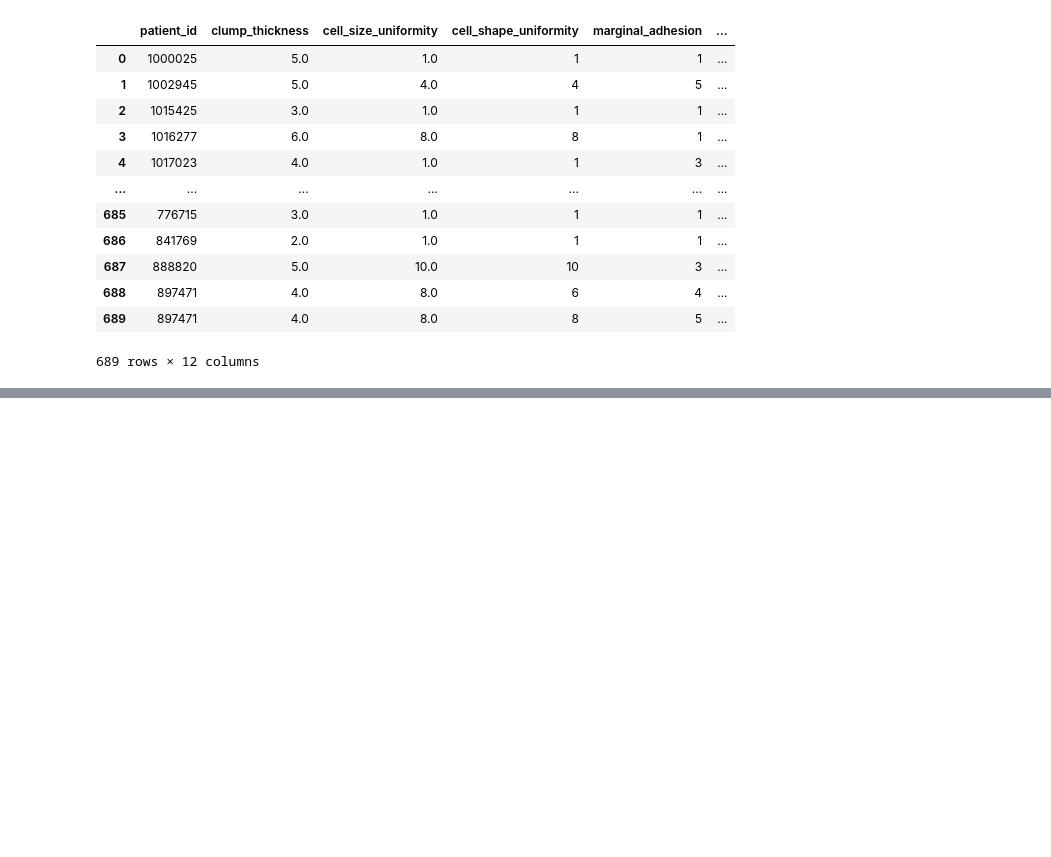
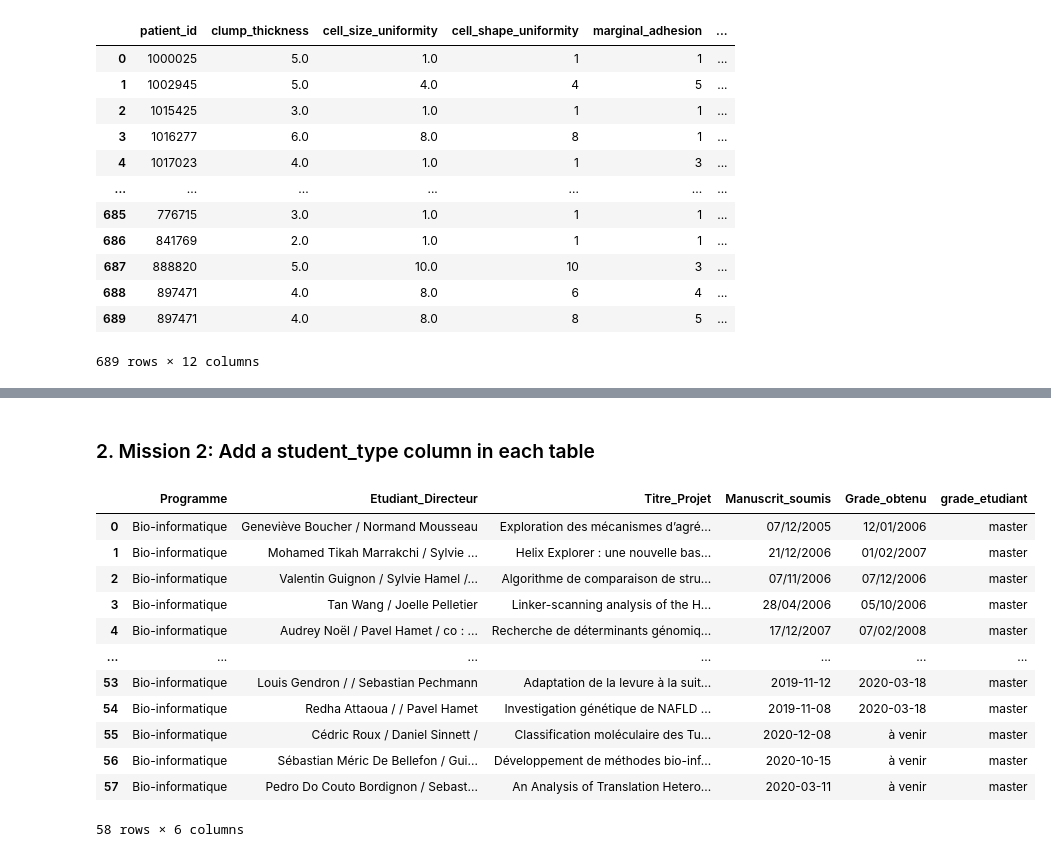
Before and after one commit to ladyson1806/pandas_data_wrangling, a Jupyter notebook: datatrek_2021/Data_Processing_Python.ipynb, the cells around one changed output, grey strips where cells are left out. Drawn from its saved outputs; the diff is of its cells as text; code cells hidden in the pictures; blank space fills up the shorter version.

```diff
--- a/datatrek_2021/Data_Processing_Python.ipynb
+++ b/datatrek_2021/Data_Processing_Python.ipynb
@@ -665,0 +635,19 @@ filtered_breast_dataset
+# %% [markdown]
+### 2. Mission 2: Add a student_type column in each table
+# %%
+master_table['grade_etudiant'] = 'master'
+master_table
+# %% [output]
+|  | Programme | Etudiant_Directeur | Titre_Projet | Manuscrit_soumis | Grade_obtenu | grade_etudiant |
+| 0 | Bio-informatique | Geneviève Boucher / Normand Mousseau | Exploration des mécanismes d’agré... | 07/12/2005 | 12/01/2006 | master |
+| 1 | Bio-informatique | Mohamed Tikah Marrakchi / Sylvie ... | Helix Explorer : une nouvelle bas... | 21/12/2006 | 01/02/2007 | master |
+| 2 | Bio-informatique | Valentin Guignon / Sylvie Hamel /... | Algorithme de comparaison de stru... | 07/11/2006 | 07/12/2006 | master |
+| 3 | Bio-informatique | Tan Wang / Joelle Pelletier | Linker-scanning analysis of the H... | 28/04/2006 | 05/10/2006 | master |
+| 4 | Bio-informatique | Audrey Noël / Pavel Hamet / co : ... | Recherche de déterminants génomiq... | 17/12/2007 | 07/02/2008 | master |
+| ... | ... | ... | ... | ... | ... | ... |
+| 53 | Bio-informatique | Louis Gendron / / Sebastian Pechmann | Adaptation de la levure à la suit... | 2019-11-12 | 2020-03-18 | master |
+| 54 | Bio-informatique | Redha Attaoua / / Pavel Hamet | Investigation génétique de NAFLD ... | 2019-11-08 | 2020-03-18 | master |
+| 55 | Bio-informatique | Cédric Roux / Daniel Sinnett / | Classification moléculaire des Tu... | 2020-12-08 | à venir | master |
+| 56 | Bio-informatique | Sébastian Méric De Bellefon / Gui... | Développement de méthodes bio-inf... | 2020-10-15 | à venir | master |
+| 57 | Bio-informatique | Pedro Do Couto Bordignon / Sebast... | An Analysis of Translation Hetero... | 2020-03-11 | à venir | master |
+58 rows × 6 columns
```
Also changed, not shown: parts of 16 cells of this notebook.
